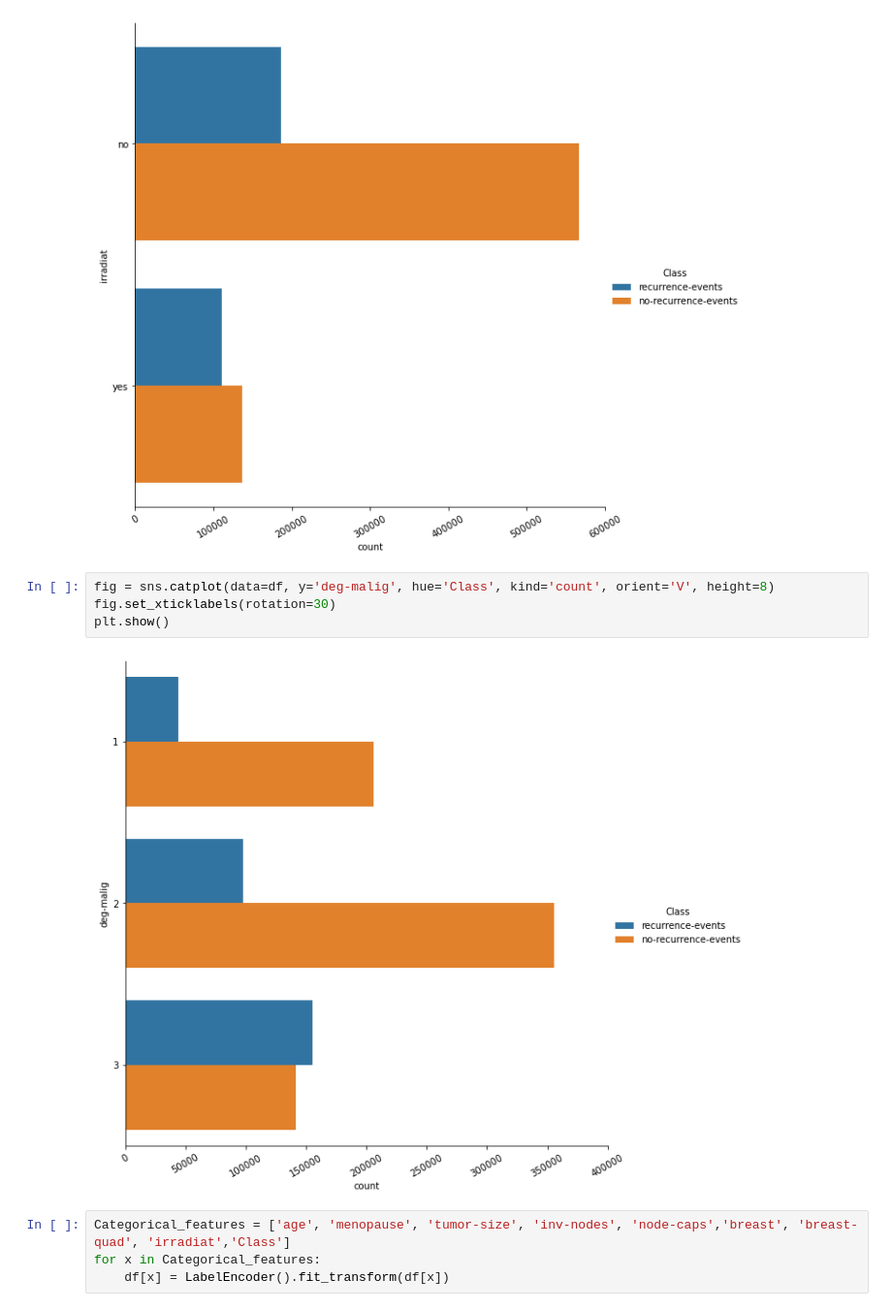
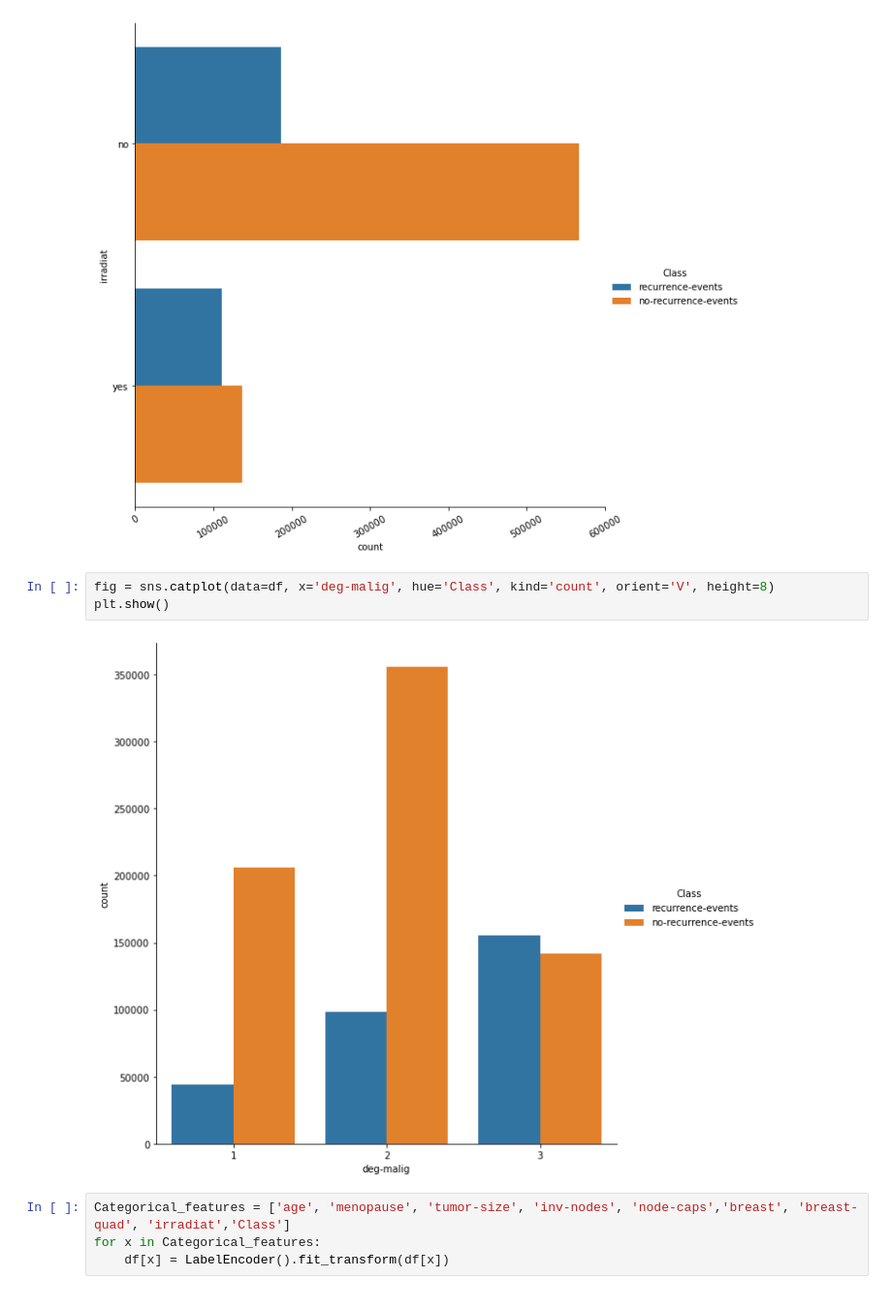
Before and after one commit to CleverJinn/DataScience, a Jupyter notebook: BreastCancerDetection/BreastCancer.ipynb, the cells around one changed output. Shown at 97% size. Drawn from its saved outputs; the diff is of its cells as text.

```diff
--- a/BreastCancerDetection/BreastCancer.ipynb
+++ b/BreastCancerDetection/BreastCancer.ipynb
@@ -179,11 +195,10 @@ for col in Categorical_features:
 [figure]
 [figure]
 # %%
-fig = sns.catplot(data=df, y='deg-malig', hue='Class', kind='count', orient='V', height=8)
-fig.set_xticklabels(rotation=30)
+fig = sns.catplot(data=df, x='deg-malig', hue='Class', kind='count', orient='V', height=8)
 plt.show()
 # %% [output]
-[figure, old version]
+[figure, new version]
 # %%
 Categorical_features = ['age', 'menopause', 'tumor-size', 'inv-nodes', 'node-caps','breast', 'breast-quad', 'irradiat','Class']
 for x in Categorical_features:
```
Also changed, not shown: parts of 36 cells of this notebook.
